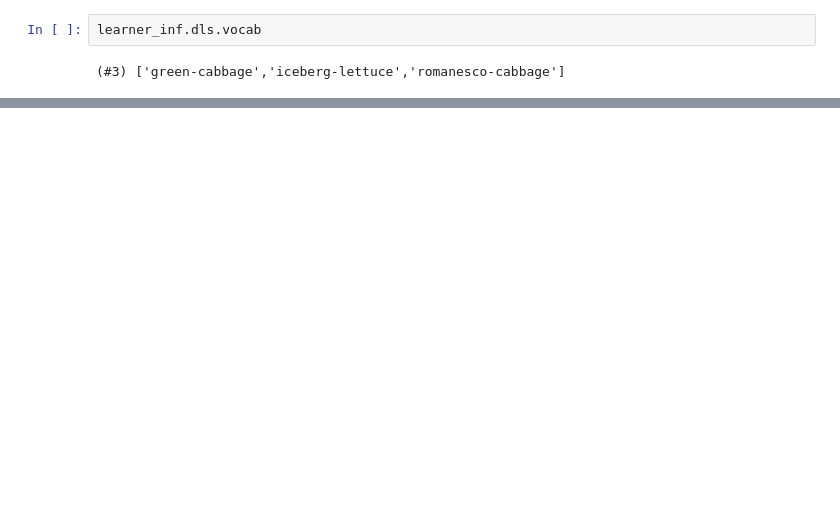
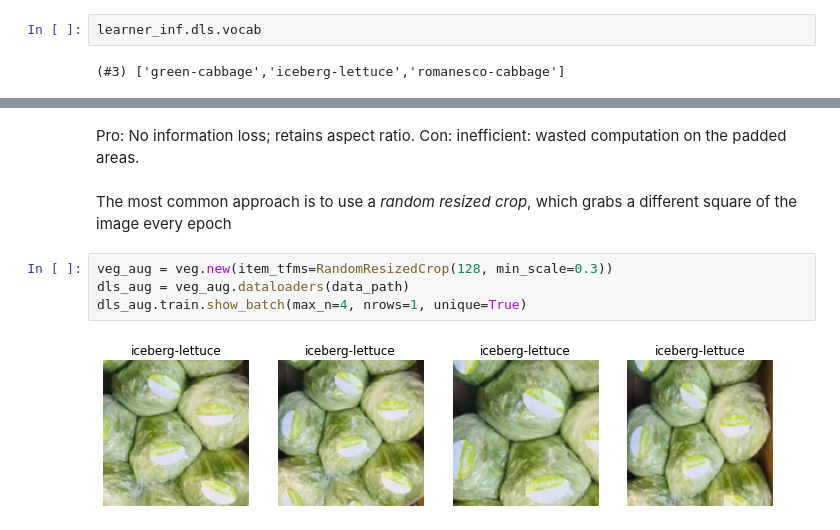
Before and after one commit to jaryaman/fastai-v4, a Jupyter notebook: notebooks/01-JA-cabbage-or-lettuce.ipynb, the cells around one changed output, grey strips where cells are left out. Saved outputs shown, nothing was run; the diff lists cells and outputs as text; blank space fills up the shorter version.

```diff
--- a/notebooks/01-JA-cabbage-or-lettuce.ipynb
+++ b/notebooks/01-JA-cabbage-or-lettuce.ipynb
@@ -147,0 +197,10 @@ So the model works pretty well, at least for clear cases.
+# %% [markdown]
+Pro: No information loss; retains aspect ratio. Con: inefficient: wasted computation on the padded areas.
+# %% [markdown]
+The most common approach is to use a _random resized crop_, which grabs a different square of the image every epoch
+# %%
+veg_aug = veg.new(item_tfms=RandomResizedCrop(128, min_scale=0.3))
+dls_aug = veg_aug.dataloaders(data_path)
+dls_aug.train.show_batch(max_n=4, nrows=1, unique=True)
+# %% [output]
+[figure, added]
```
Also changed, not shown: parts of 56 cells of this notebook.
